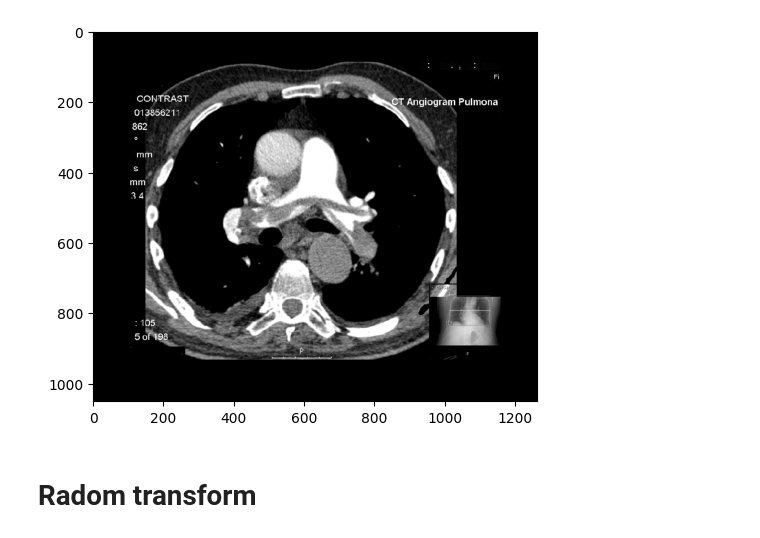
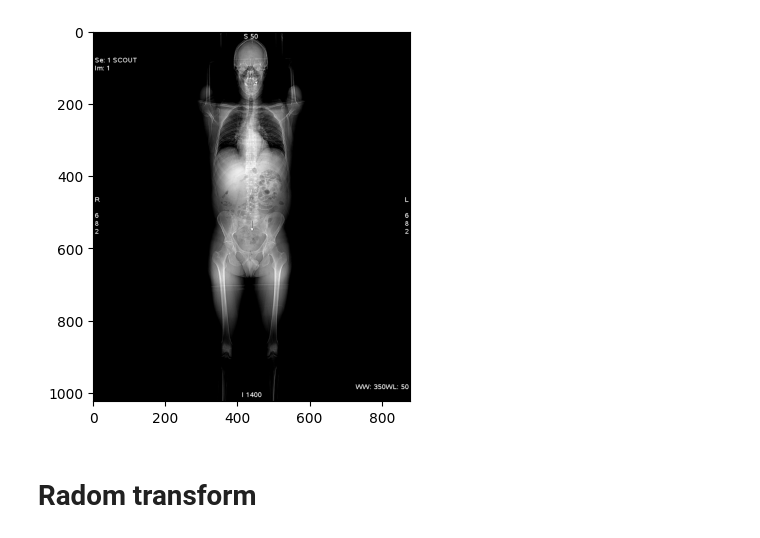
Before and after one commit to Irrisorr/Informatics-in-medicine, a Jupyter notebook: Tomograf/main.ipynb, the cells around one changed output. Cells and saved outputs as stored; diff of their text form; code cells hidden in the pictures.

```diff
--- a/Tomograf/main.ipynb
+++ b/Tomograf/main.ipynb
@@ -5,13 +5,13 @@ from PIL import Image
 # %%
 def load_image(path):
     return np.array(Image.open(path).convert('L'))
 
-image_array = load_image('img/SADDLE_PE-large.JPG')
+image_array = load_image('img/CT_ScoutView.jpg')
 
 plt.imshow(image_array, cmap='gray')
 plt.show()
 # %% [output]
-[figure, old version]
+[figure, new version]
 # %% [markdown]
 # Radom transform
 # %% [markdown]
```
Also changed, not shown: parts of 5 cells of this notebook.
